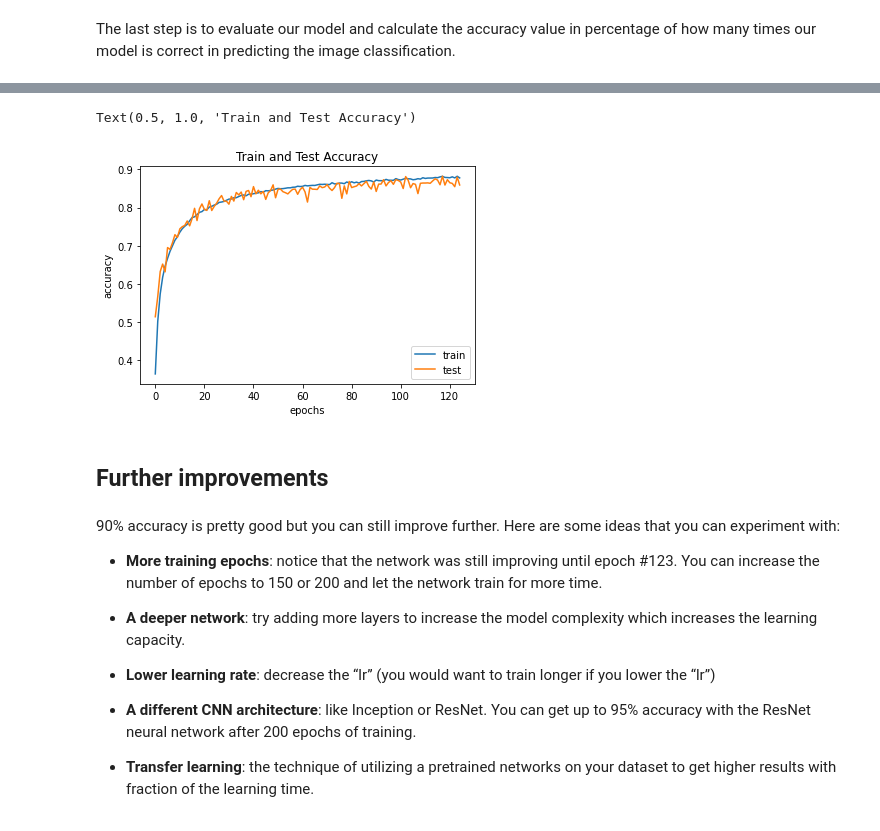
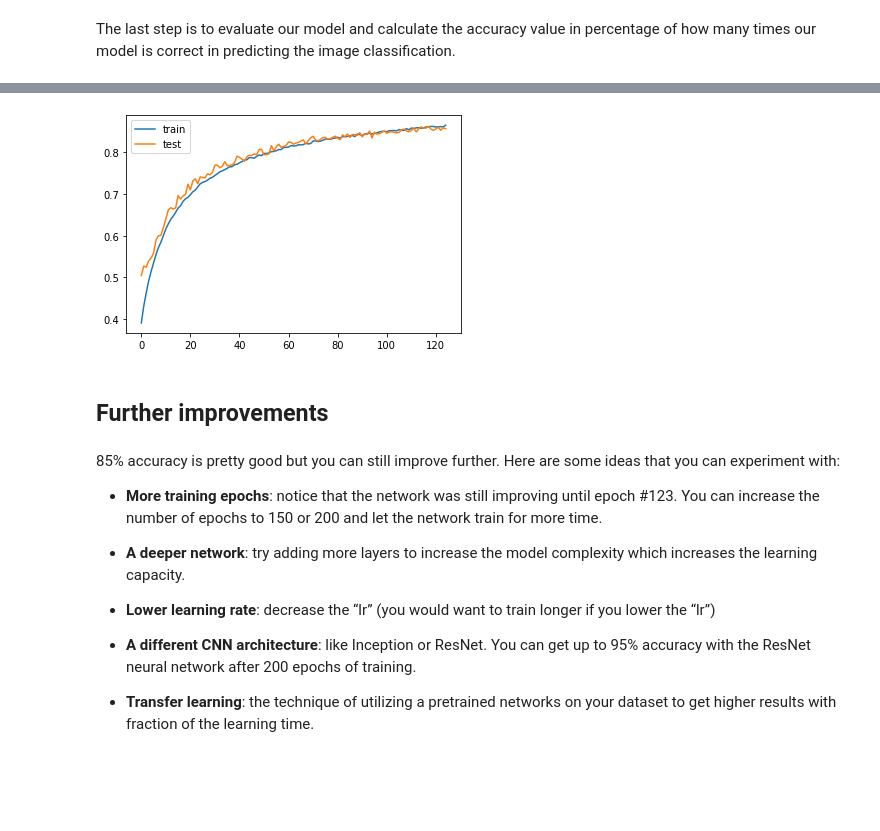
Before and after one commit to rahiakela/deep_learning_for_vision_systems, a Jupyter notebook: 4-structuring-deep-learning-projects-and-hyperparameters-tuning/project_achieve_high_accuracy_on_image_classification.ipynb, the cells around one changed output, grey strips where cells are left out. Drawn from its saved outputs; the diff is of its cells as text; code cells hidden in the pictures; blank space fills up the shorter version.

```diff
--- a/4-structuring-deep-learning-projects-and-hyperparameters-tuning/project_achieve_high_accuracy_on_image_classification.ipynb
+++ b/4-structuring-deep-learning-projects-and-hyperparameters-tuning/project_achieve_high_accuracy_on_image_classification.ipynb
@@ -317,3 +303,14 @@ the network fit the data.
-# %%
-# load the weights that yielded the best validation accuracy
-model.load_weights('model.weights.best.hdf5')
+# %%
+batch_size = 128    # Mini-batch size
+epochs = 125        # Number of training iterations
+
+# Path of the file where the best weights will be saved, and a Boolean True to save the weights only when there is an improvement
+checkpointer = ModelCheckpoint(filepath="model.100epochs.hdf5", save_best_only=True, verbose=1)
+# %%
+# train the model using real-time data augmentation on images
+history = model.fit_generator(data_gen.flow(x_train, y_train, batch_size=batch_size),
+                              callbacks=[checkpointer],
+                              steps_per_epoch=x_train.shape[0] // batch_size,
+                              epochs=epochs,
+                              validation_data=(x_test,y_test),
+                              verbose=2)
@@ -477,16 +344,0 @@ datagen.fit(x_train)
-# %%
-# train the model
-checkpointer = ModelCheckpoint(filepath='model.100weights.best.hdf5', verbose=1, save_best_only=True)
-
-batch_size = 64
-epochs=125
-
-optimizer = keras.optimizers.RMSprop(lr=0.0003,decay=1e-6)
-
-# compile the model
-model.compile(loss='categorical_crossentropy', optimizer=optimizer, metrics=['accuracy'])
-
-history = model.fit_generator(datagen.flow(x_train, y_train, batch_size=batch_size), callbacks=[checkpointer],
-                              steps_per_epoch=x_train.shape[0] // batch_size,
-                              epochs=epochs, validation_data=(x_test,y_test),
-                              verbose=2, shuffle=True)
@@ -519,20 +345,15 @@ Test result: 85.940 loss: 0.530
 # %%
-xs = range(len(history.history['accuracy']))
-
-
+# plot learning curves of model accuracy
 plt.plot(history.history['accuracy'], label='train')
 plt.plot(history.history['val_accuracy'], label='test')
-plt.legend(loc='lower right')
-plt.xlabel('epochs')
-plt.ylabel('accuracy')
-plt.title('Train and Test Accuracy')
+plt.legend()
+plt.show()
 # %% [output]
-Text(0.5, 1.0, 'Train and Test Accuracy')
-[figure, old version]
+[figure, new version]
 # %% [markdown]
 ## Further improvements
 # %% [markdown]
-90% accuracy is pretty good but you can still improve further. Here are some ideas that you can experiment with:
+85% accuracy is pretty good but you can still improve further. Here are some ideas that you can experiment with:
 
 * **More training epochs**: notice that the network was still improving until epoch #123. You can increase the number of epochs to 150 or 200 and let the network train for more time.
 
```
Also changed, not shown: parts of 25 cells of this notebook.
